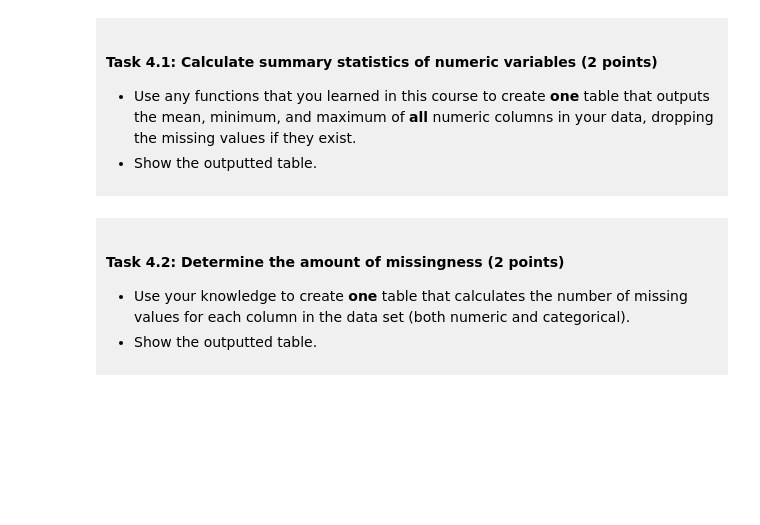
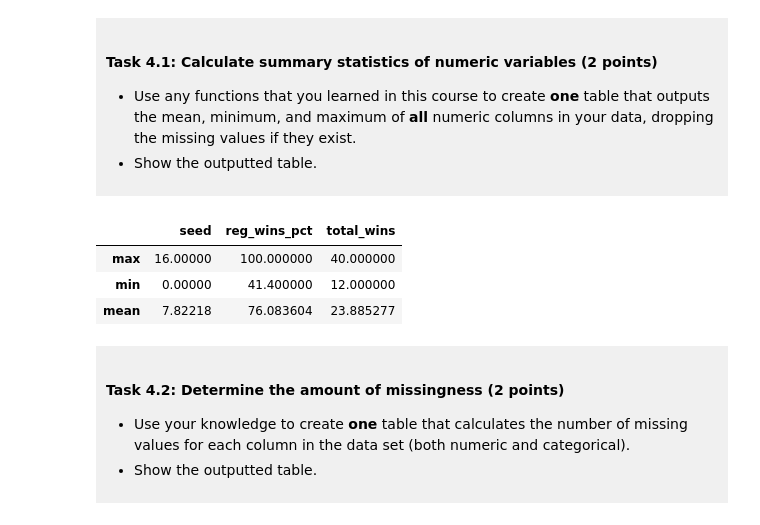
Before and after one commit to juliagu061016-prog/dsci-100-project-Julia-Gu, a Jupyter notebook: dsci-100-project-notebook (2).ipynb, the cells around one changed output. Drawn from its saved outputs; the diff is of its cells as text; code cells hidden in the pictures; blank space fills up the shorter version.

```diff
--- a/dsci-100-project-notebook (2).ipynb
+++ b/dsci-100-project-notebook (2).ipynb
@@ -246,7 +246,13 @@ You will refine your research question (if needed) and produce a tidy data set.
 
 </div>
 # %%
-### EDIT THIS CODE CELL ###
+table_4_1=tidied_data[['seed','reg_wins_pct','total_wins']].agg(['max','min','mean'])
+table_4_1
+# %% [output]
+|  | seed | reg_wins_pct | total_wins |
+| max | 16.00000 | 100.000000 | 40.000000 |
+| min | 0.00000 | 41.400000 | 12.000000 |
+| mean | 7.82218 | 76.083604 | 23.885277 |
 # %% [markdown]
 <div style="background-color: #f0f0f0; padding: 10px;">
 
```
Also changed, not shown: parts of 8 cells of this notebook.
